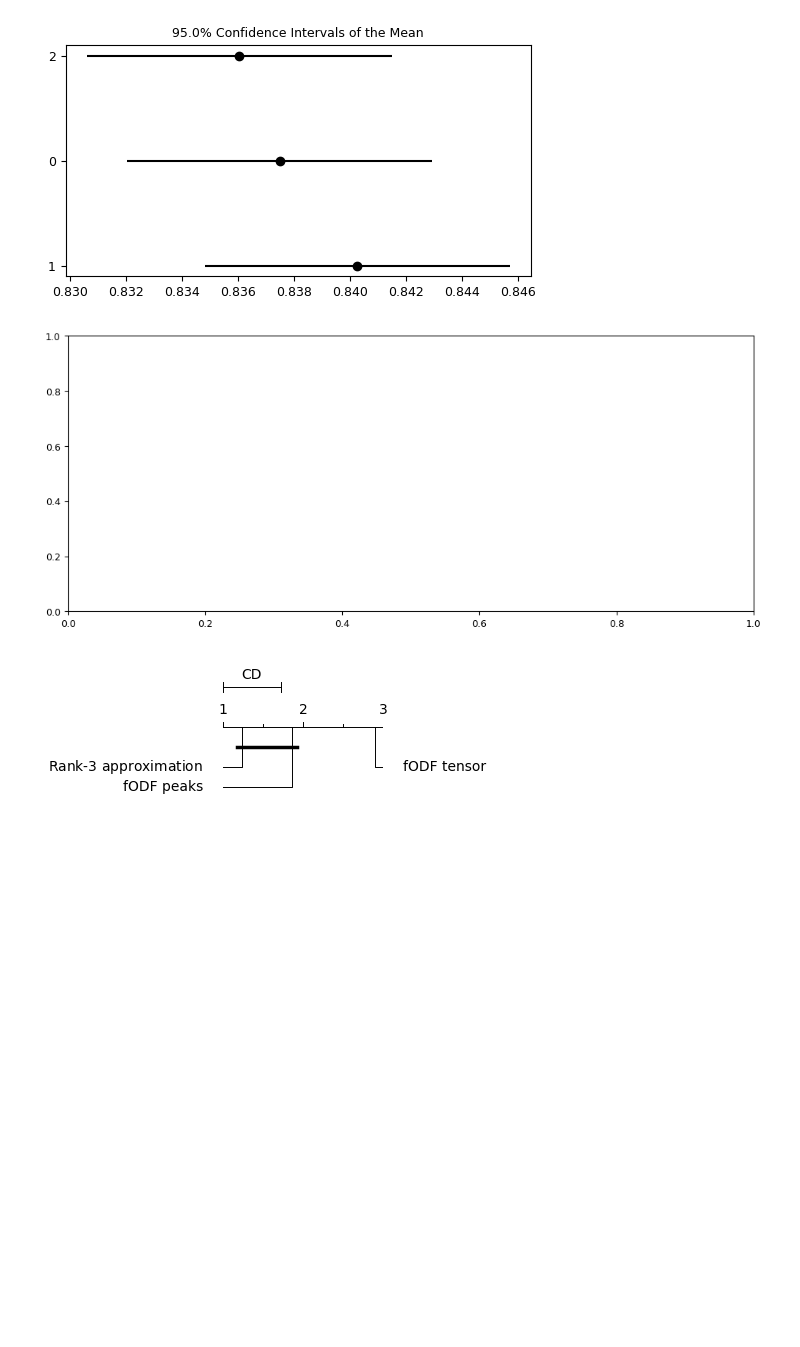
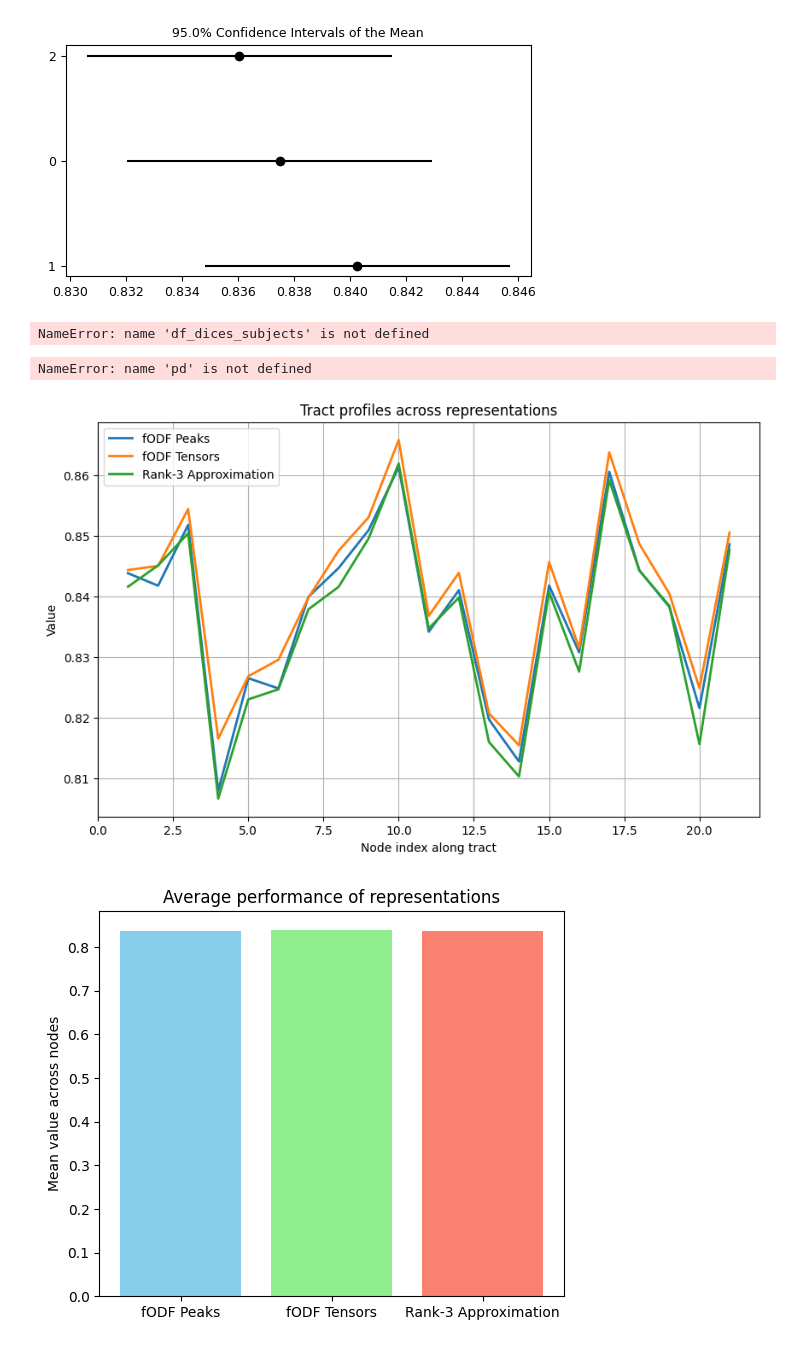
Before and after one commit to syedsajidhussain/Tract-segmentation, a Jupyter notebook: visualization_quantitative.ipynb, the cells around one changed output. Saved outputs shown, nothing was run; the diff lists cells and outputs as text; code cells hidden in the pictures; blank space fills up the shorter version.

```diff
--- a/visualization_quantitative.ipynb
+++ b/visualization_quantitative.ipynb
@@ -289,8 +289,69 @@ names = ["fODF peaks", "fODF tensor", r"Rank-$3$ approximation"]
 avranks = df_dices_subjects.rank(axis=0).mean(axis=1).values
 cd = Orange.evaluation.compute_CD(avranks, 21)
 Orange.evaluation.graph_ranks(avranks, names, cd=cd, width=1.6, textspace=0)
-plt.tight_layout()
+# plt.tight_layout()
 plt.savefig("nemenyi_plot.png")
 # %% [output]
-[figure, removed]
-[figure, removed]
+NameError: name 'df_dices_subjects' is not defined
+# %%
+df_dices_subjects = pd.DataFrame(dices_subjects)
+
+display(df_dices_subjects)
+# %% [output]
+NameError: name 'pd' is not defined
+# %%
+import numpy as np
+import matplotlib.pyplot as plt
+import seaborn as sns
+
+# Your data (3 x 21)
+data = np.array([
+ [0.8438301 , 0.84177501, 0.85179342, 0.8080041 , 0.826523  ,
+  0.82484951, 0.83995137, 0.84467087, 0.85093374, 0.86132758,
+  0.83418549, 0.84102005, 0.81973322, 0.81280036, 0.84180717,
+  0.83078424, 0.86054064, 0.84432991, 0.83826987, 0.82160042,
+  0.8485998 ],
+ [0.84436181, 0.84502613, 0.85439893, 0.81656765, 0.82685134,
+  0.82956553, 0.83981766, 0.8475285 , 0.85304827, 0.86577488,
+  0.8368057 , 0.84389208, 0.82074531, 0.81546367, 0.84568185,
+  0.83150795, 0.8637387 , 0.8486642 , 0.84045085, 0.82488995,
+  0.85052776],
+ [0.84160407, 0.84510996, 0.85040296, 0.80668697, 0.82304057,
+  0.82469242, 0.83788216, 0.84157338, 0.8495633 , 0.86189783,
+  0.83473148, 0.83979646, 0.81602618, 0.81033315, 0.84072615,
+  0.8276121 , 0.85918254, 0.8442564 , 0.83844899, 0.81565337,
+  0.84768163]
+])
+
+labels = ["fODF Peaks", "fODF Tensors", "Rank-3 Approximation"]
+nodes = np.arange(1, 22)
+
+# --- 1. Line plot ---
+plt.figure(figsize=(10,6))
+for i in range(3):
+    plt.plot(nodes, data[i], label=labels[i], linewidth=2)
+plt.xlabel("Node index along tract")
+plt.ylabel("Value")
+plt.title("Tract profiles across representations")
+plt.legend()
+plt.grid(True)
+plt.show()
+
+# --- 2. Bar chart (mean values) ---
+means = data.mean(axis=1)
+plt.figure(figsize=(6,5))
+plt.bar(labels, means, color=["skyblue", "lightgreen", "salmon"])
+plt.ylabel("Mean value across nodes")
+plt.title("Average performance of representations")
+plt.show()
+
+# --- 3. Heatmap ---
+plt.figure(figsize=(12,4))
+sns.heatmap(data, cmap="viridis", xticklabels=nodes, yticklabels=labels, annot=False)
+plt.xlabel("Node index")
+plt.ylabel("Representation")
+plt.title("Heatmap of tract profiles across nodes and representations")
+plt.show()
+# %% [output]
+[figure, added]
+[figure, added]
```
Also changed, not shown: parts of 16 cells of this notebook.
